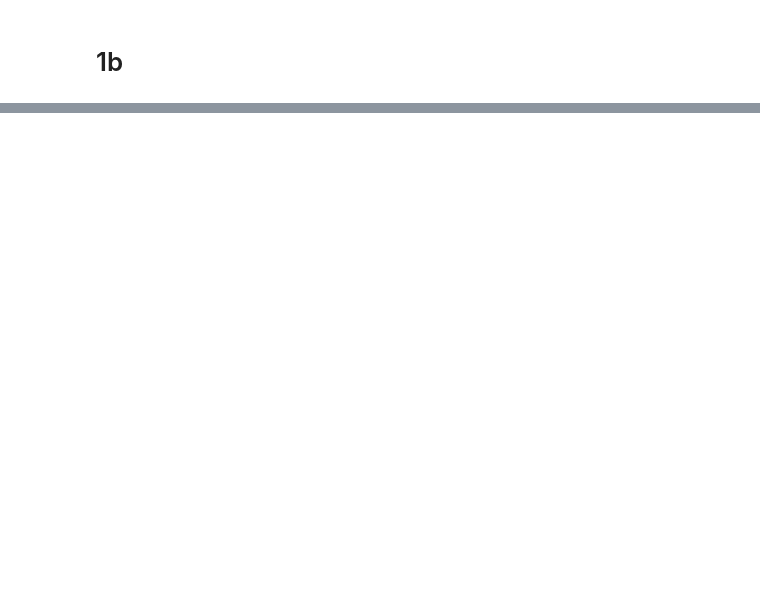
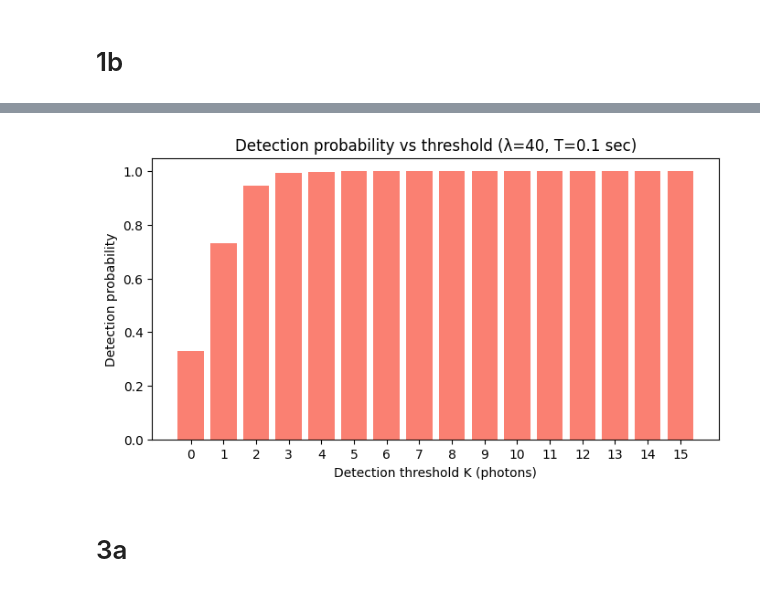
Before and after one commit to RyanL72/CSDS_364, a Jupyter notebook: Assignment_A2b/A2b_rhl72.ipynb, the cells around one changed output, grey strips where cells are left out. Drawn from its saved outputs; the diff is of its cells as text; code cells hidden in the pictures; blank space fills up the shorter version.

```diff
--- a/Assignment_A2b/A2b_rhl72.ipynb
+++ b/Assignment_A2b/A2b_rhl72.ipynb
@@ -22,0 +110,24 @@ plotflash(t)
+# %%
+def detectionprob(K, lambd=40, T=0.1):
+    """
+    Probability of detecting the flash
+    """
+
+    mu = lambd * T
+    return 1-poisson_pdf(K, mu, T)
+# %%
+# Let’s plot the detection probability as a function of the threshold K.
+K_values = np.arange(0, 16)
+det_prob_values = [detectionprob(K, lambd=40, T=0.1) for K in K_values]
+
+plt.figure(figsize=(8,4))
+plt.bar(K_values, det_prob_values, color='salmon')
+plt.xlabel('Detection threshold K (photons)')
+plt.ylabel('Detection probability')
+plt.title('Detection probability vs threshold (λ=40, T=0.1 sec)')
+plt.xticks(K_values)
+plt.show()
+# %% [output]
+[figure, added]
+# %% [markdown]
+# 3a
```
Also changed, not shown: parts of 20 cells of this notebook, 4 other files.
